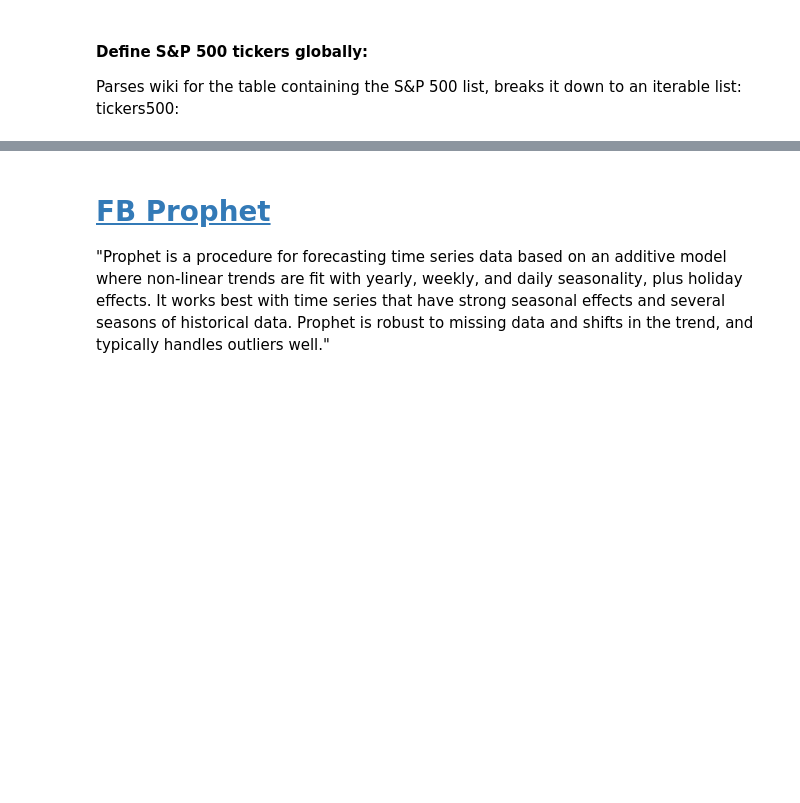
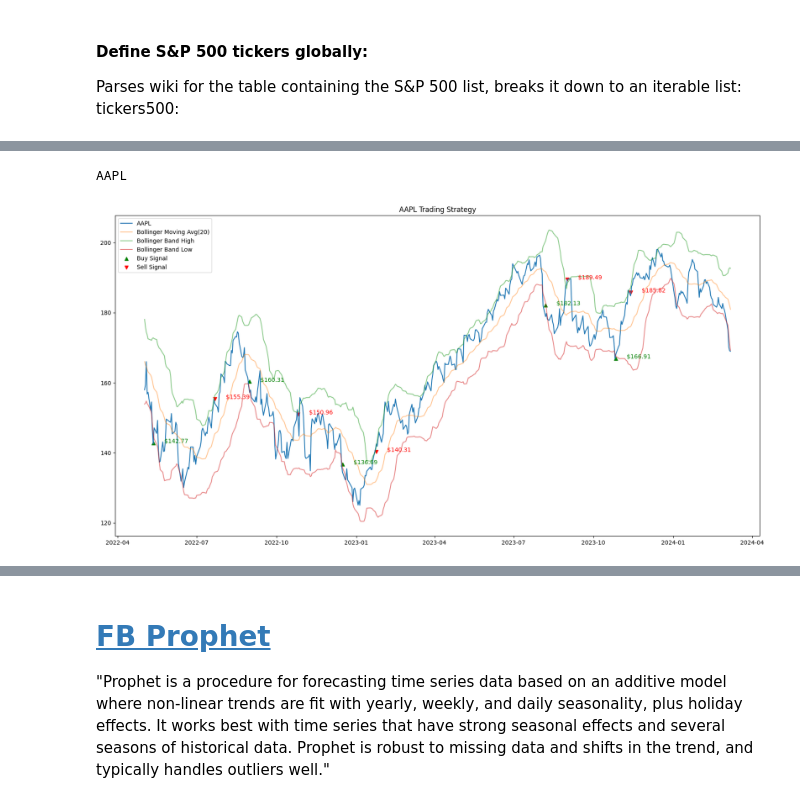
Before and after one commit to Lawrence908/AlgorithmicTrading, a Jupyter notebook: AlgorithmicTrading.ipynb, the cells around one changed output, grey strips where cells are left out. Cells and saved outputs as stored; diff of their text form; code cells hidden in the pictures; blank space fills up the shorter version.

Commit message:
Created TradingStrategy class. Rough start to have it output tradebook.csv with all 500 tickers trade data. Needs further refining.

```diff
--- a/AlgorithmicTrading.ipynb
+++ b/AlgorithmicTrading.ipynb
@@ -767,0 +1049,10 @@ Error:
+# %%
+aapl_ts = TradingStrategy(aapl_ta)
+
+print(aapl_ts)
+# %% [output]
+AAPL
+# %%
+aapl_ts.plot_chart()
+# %% [output]
+[figure, added]
```
Also changed, not shown: parts of 51 cells of this notebook, 5 other files.
